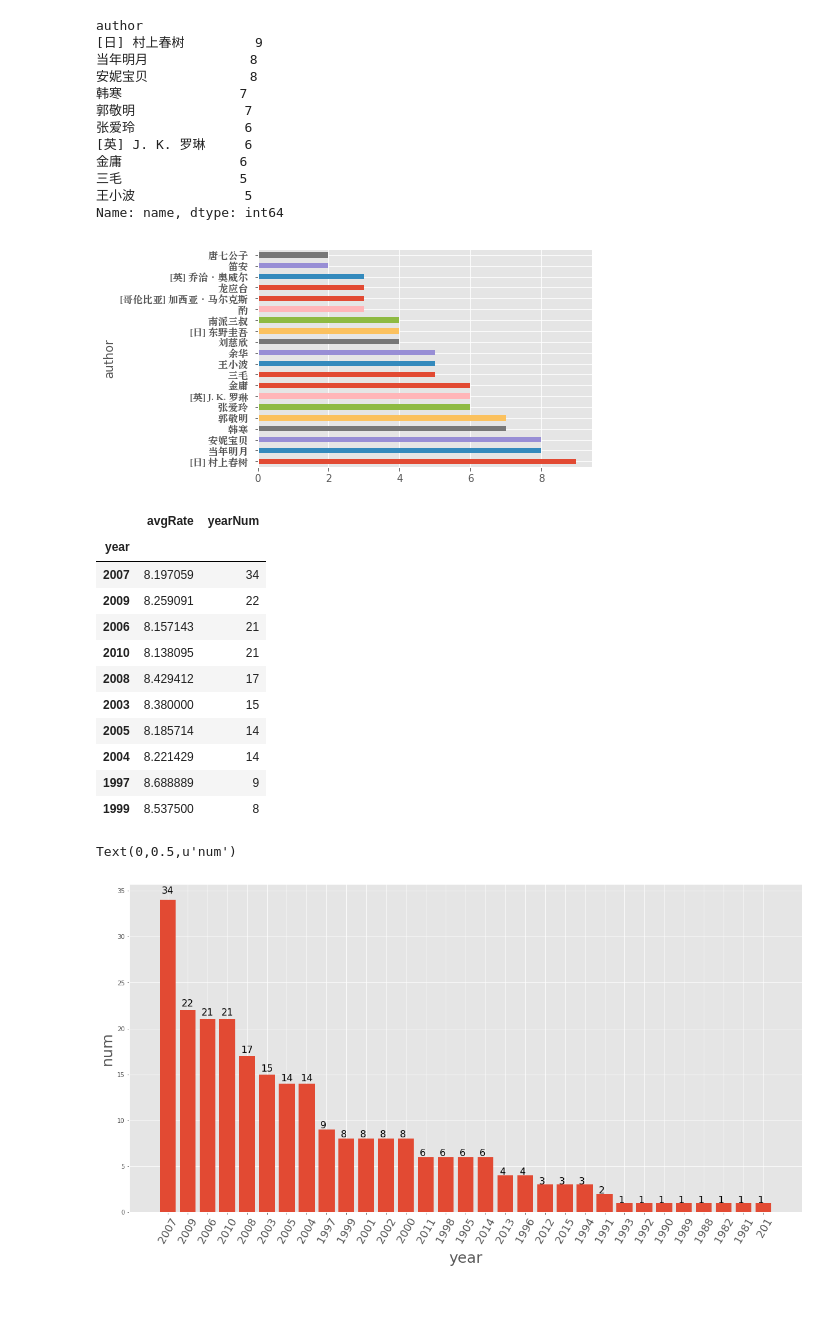
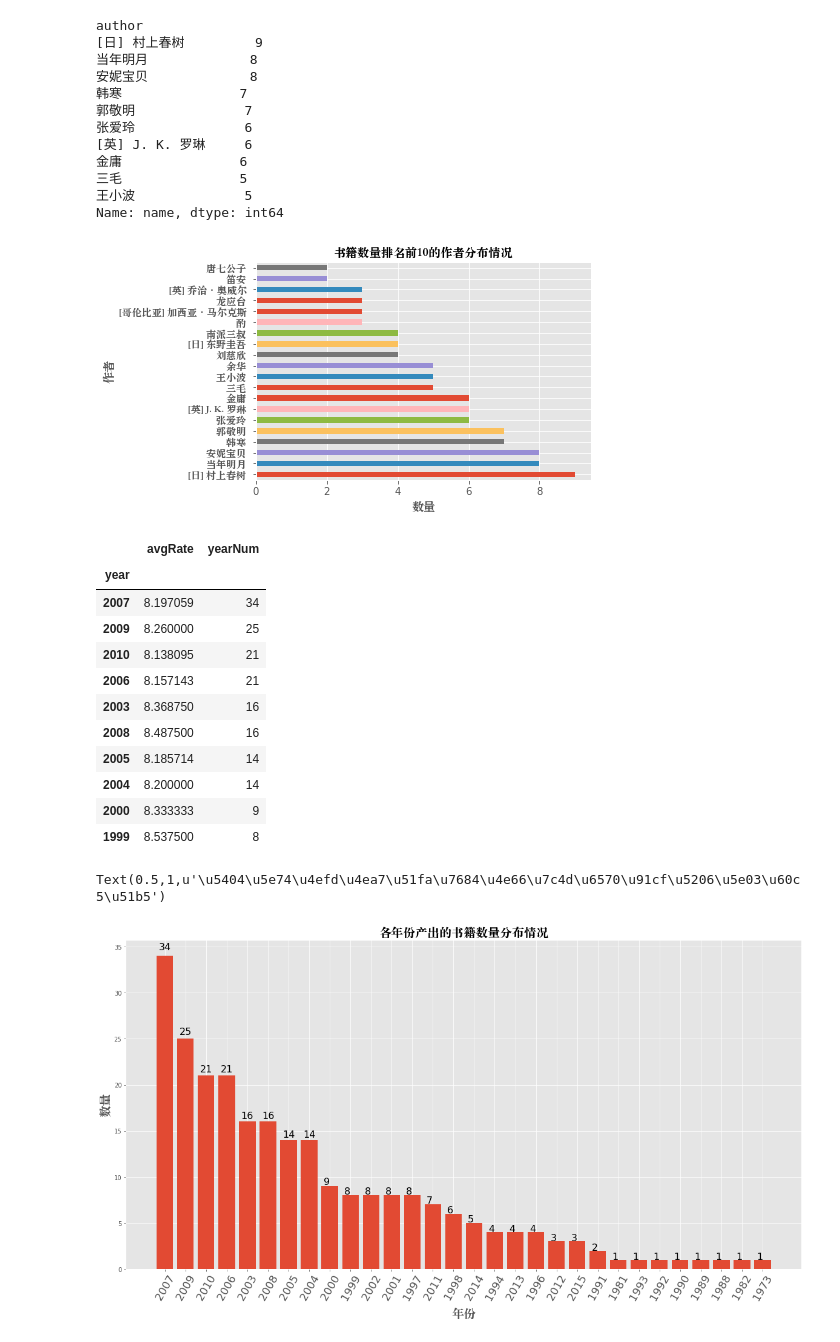
Before and after one commit to Hefountain/Analysis-Project, a Jupyter notebook: 豆瓣图书TOP250.ipynb, the cells around one changed output. Drawn from its saved outputs; the diff is of its cells as text; code cells hidden in the pictures; blank space fills up the shorter version.

```diff
--- a/豆瓣图书TOP250.ipynb
+++ b/豆瓣图书TOP250.ipynb
@@ -15,8 +15,8 @@ from matplotlib.ticker import MultipleLocator, FormatStrFormatter
 plt.style.use("ggplot")
 # 为了图表的样式更加美观，使用R语言中的ggplot2配色作为绘图风格
 
-font_set = FontProperties(fname=r"/Users/fountain/Desktop/pandas/Songti.ttc", size=10)
-df = pd.read_excel("/Users/fountain/Desktop/spider/dou.xlsx")
+font_set = FontProperties(fname=r"Songti.ttc", size=10)
+df = pd.read_excel("doubanTOP250.xlsx")
 df.head()
 # %% [output]
 |  | name | url | author | publisher | date | price | rate | commentnum | comment |
@@ -225,8 +225,11 @@ memory usage: 15.7+ KB
 # for label in ax.get_xticklabels():
 #     label.set_fontproperties(font_set)
 # %%
-# 筛选出评分在9分以上的书籍，并按评分作降序排序
-df_clean[df_clean.rate>=9.0].sort_values(by='rate',ascending=False)[:10]
+# 将评论数量类型转换为int64
+df_clean.loc[:,'commentnum'] = df_clean.loc[:,'commentnum'].astype('int64')
+
+# 筛选出满足条件评分在9分以上并且评论数量大于100000的书籍，并按评分作降序排序
+df_clean[(df_clean.rate>=9.0) & (df_clean['commentnum']>100000)].sort_values(by='rate',ascending=False)[:10]
 # %% [output]
 |  | name | author | publisher | price | year | rate | comment | commentnum |
 | 10 | 红楼梦 | [清] 曹雪芹 著 | 人民文学出版社 | 59.7 | 1996 | 9.6 | 谁解其中味？ | 128355 |
@@ -293,9 +298,12 @@ ax = author_df.plot(kind='barh', rot=0)
 for label in ax.get_yticklabels():
     label.set_fontproperties(font_set)
 
+plt.xlabel(u'数量',size=12,fontproperties=font_set)
+plt.ylabel(u'作者',size=12,fontproperties=font_set)
+plt.title(u'书籍数量排名前10的作者分布情况',size=12,fontproperties=font_set)
 plt.show()
 # %% [output]
-[figure, old version]
+[figure, new version]
 # %%
 # 书籍年份分析
 data = pd.DataFrame(df_clean.groupby(['year']).agg({'rate':'mean','name':'count'}))
@@ -308,32 +316,33 @@ year_df[:10]
 |  | avgRate | yearNum |
 | year |  |  |
 | 2007 | 8.197059 | 34 |
-| 2009 | 8.259091 | 22 |
+| 2009 | 8.260000 | 25 |
+| 2010 | 8.138095 | 21 |
 | 2006 | 8.157143 | 21 |
-| 2010 | 8.138095 | 21 |
-| 2008 | 8.429412 | 17 |
-| 2003 | 8.380000 | 15 |
+| 2003 | 8.368750 | 16 |
+| 2008 | 8.487500 | 16 |
 | 2005 | 8.185714 | 14 |
-| 2004 | 8.221429 | 14 |
-| 1997 | 8.688889 | 9 |
+| 2004 | 8.200000 | 14 |
+| 2000 | 8.333333 | 9 |
 | 1999 | 8.537500 | 8 |
 # %%
 # 画柱状图
 fig,ax = plt.subplots(1,1,figsize=(20,10))
 rect = ax.bar(np.arange(len(year_df.index)),year_df['yearNum'],width=0.8)
 for rec in rect:
     x = rec.get_x()
     height = rec.get_height()
     ax.text(x+0.1,1.02*height, str(height),fontsize=16)
 
 ax.set_xticks(np.arange(len(year_df.index)))
 ax.set_xticklabels(year_df.index,size=18,rotation=60)
 
-ax.set_xlabel('year',size=25)
-ax.set_ylabel('num',size=25)
+ax.set_xlabel(u'年份',size=20,fontproperties=font_set)
+ax.set_ylabel(u'数量',size=20,fontproperties=font_set)
+ax.set_title(u'各年份产出的书籍数量分布情况',size=20,fontproperties=font_set)
 # %% [output]
-Text(0,0.5,u'num')
+Text(0.5,1,u'\u5404\u5e74\u4efd\u4ea7\u51fa\u7684\u4e66\u7c4d\u6570\u91cf\u5206\u5e03\u60c5\u51b5')
-[figure, old version]
+[figure, new version]
 # %%
 # 由上图可以分析发现，TOP250豆瓣书籍中，书籍数量排名前六的年份依次为2007，2009，2006，
 # 2010，2003，2008，年份都比较集中，说明进入21世纪以来的前几年是作家们创作的好时期。
```
Also changed, not shown: parts of 12 cells of this notebook.
